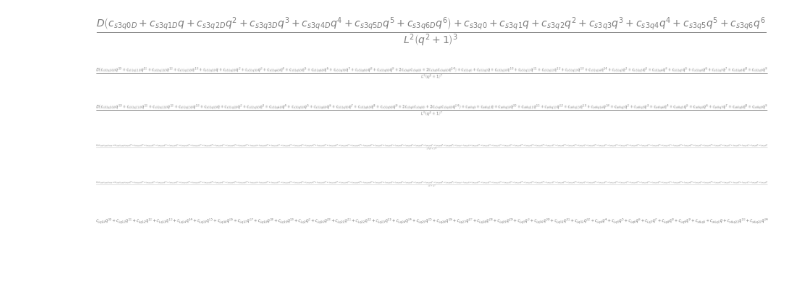
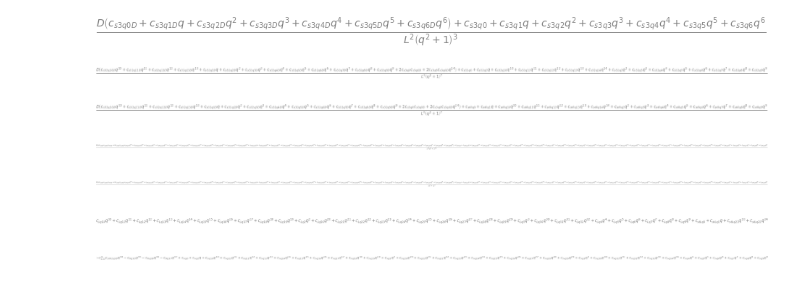
Before and after one commit to emilemarcotte/dubins2circle2set, a Jupyter notebook: RSLS_sympy.ipynb, the cells around one changed output. Saved outputs shown, nothing was run; the diff lists cells and outputs as text; code cells hidden in the pictures; blank space fills up the shorter version.

```diff
--- a/RSLS_sympy.ipynb
+++ b/RSLS_sympy.ipynb
@@ -1091,4 +1091,91 @@ c_L = c_L.subs(subs)
 c_L
 # %% [output]
 [figure]
+# %%
+### Rearrange the terms to have the D term alone on one side
+
+c_noD = c_L - c_R + D*c_R.coeff(D,1)
+c_noD = collect(c_noD, q)
+c_wD = D*c_R.coeff(D,1)
+
+# Combine terms order 0 to 34
+(c_n_q0,
+c_n_q1,
+c_n_q2,
+c_n_q3,
+c_n_q4,
+c_n_q5,
+c_n_q6,
+c_n_q7,
+c_n_q8,
+c_n_q9,
+c_n_q10,
+c_n_q11,
+c_n_q12,
+c_n_q13,
+c_n_q14,
+c_n_q15,
+c_n_q16,
+c_n_q17,
+c_n_q18,
+c_n_q19,
+c_n_q20,
+c_n_q21,
+c_n_q22,
+c_n_q23,
+c_n_q24,
+c_n_q25,
+c_n_q26,
+c_n_q27,
+c_n_q28,
+c_n_q29,
+c_n_q30,
+c_n_q31,
+c_n_q32,
+c_n_q33,
+c_n_q34) = symbols(
+    "c_n_q0, c_n_q1, c_n_q2, c_n_q3, c_n_q4, c_n_q5, c_n_q6, c_n_q7, c_n_q8, c_n_q9, c_n_q10, c_n_q11, c_n_q12, c_n_q13, c_n_q14, c_n_q15, c_n_q16, c_n_q17, c_n_q18, c_n_q19, c_n_q20, c_n_q21, c_n_q22, c_n_q23, c_n_q24, c_n_q25, c_n_q26, c_n_q27, c_n_q28, c_n_q29, c_n_q30, c_n_q31, c_n_q32, c_n_q33, c_n_q34")
+c_n_q0t = c_noD.coeff(q,0)
+c_n_q1t = c_noD.coeff(q,1)
+c_n_q2t = c_noD.coeff(q,2)
+c_n_q3t = c_noD.coeff(q,3)
+c_n_q4t = c_noD.coeff(q,4)
+c_n_q5t = c_noD.coeff(q,5)
+c_n_q6t = c_noD.coeff(q,6)
+c_n_q7t = c_noD.coeff(q,7)
+c_n_q8t = c_noD.coeff(q,8)
+c_n_q9t = c_noD.coeff(q,9)
+c_n_q10t = c_noD.coeff(q,10)
+c_n_q11t = c_noD.coeff(q,11)
+c_n_q12t = c_noD.coeff(q,12)
+c_n_q13t = c_noD.coeff(q,13)
+c_n_q14t = c_noD.coeff(q,14)
+c_n_q15t = c_noD.coeff(q,15)
+c_n_q16t = c_noD.coeff(q,16)
+c_n_q17t = c_noD.coeff(q,17)
+c_n_q18t = c_noD.coeff(q,18)
+c_n_q19t = c_noD.coeff(q,19)
+c_n_q20t = c_noD.coeff(q,20)
+c_n_q21t = c_noD.coeff(q,21)
+c_n_q22t = c_noD.coeff(q,22)
+c_n_q23t = c_noD.coeff(q,23)
+c_n_q24t = c_noD.coeff(q,24)
+c_n_q25t = c_noD.coeff(q,25)
+c_n_q26t = c_noD.coeff(q,26)
+c_n_q27t = c_noD.coeff(q,27)
+c_n_q28t = c_noD.coeff(q,28)
+c_n_q29t = c_noD.coeff(q,29)
+c_n_q30t = c_noD.coeff(q,30)
+c_n_q31t = c_noD.coeff(q,31)
+c_n_q32t = c_noD.coeff(q,32)
+c_n_q33t = c_noD.coeff(q,33)
+c_n_q34t = c_noD.coeff(q,34)
+subs = dict(zip([c_n_q0t, c_n_q1t, c_n_q2t, c_n_q3t, c_n_q4t, c_n_q5t, c_n_q6t, c_n_q7t, c_n_q8t, c_n_q9t, c_n_q10t, c_n_q11t, c_n_q12t, c_n_q13t, c_n_q14t, c_n_q15t, c_n_q16t, c_n_q17t, c_n_q18t, c_n_q19t, c_n_q20t, c_n_q21t, c_n_q22t, c_n_q23t, c_n_q24t, c_n_q25t, c_n_q26t, c_n_q27t, c_n_q28t, c_n_q29t, c_n_q30t, c_n_q31t, c_n_q32t, c_n_q33t, c_n_q34t],
+                [c_n_q0, c_n_q1, c_n_q2, c_n_q3, c_n_q4, c_n_q5, c_n_q6, c_n_q7, c_n_q8, c_n_q9, c_n_q10, c_n_q11, c_n_q12, c_n_q13, c_n_q14, c_n_q15, c_n_q16, c_n_q17, c_n_q18, c_n_q19, c_n_q20, c_n_q21, c_n_q22, c_n_q23, c_n_q24, c_n_q25, c_n_q26, c_n_q27, c_n_q28, c_n_q29, c_n_q30, c_n_q31, c_n_q32, c_n_q33, c_n_q34]))
+c_noD = c_noD.subs(subs)
+
+c_noD
+# c_wD
+# %% [output]
+[figure, added]
 # %%
```
Also changed, not shown: parts of 10 cells of this notebook.
